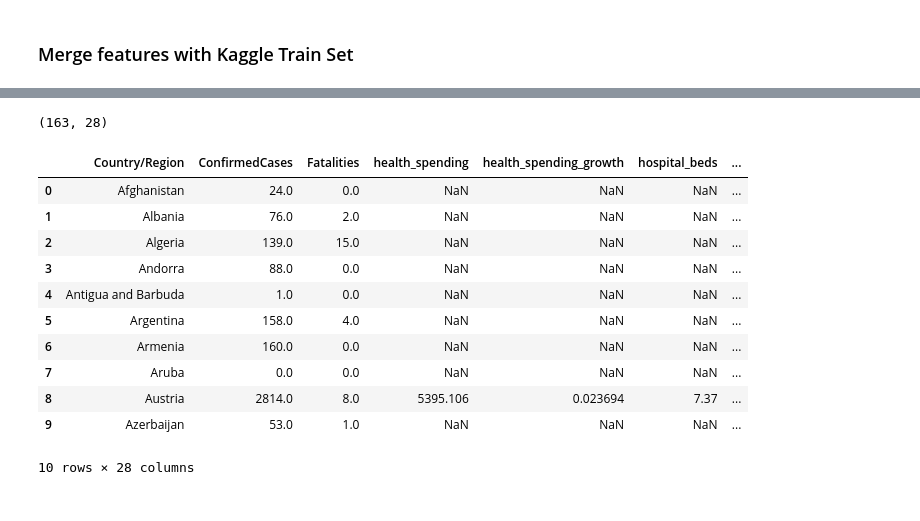
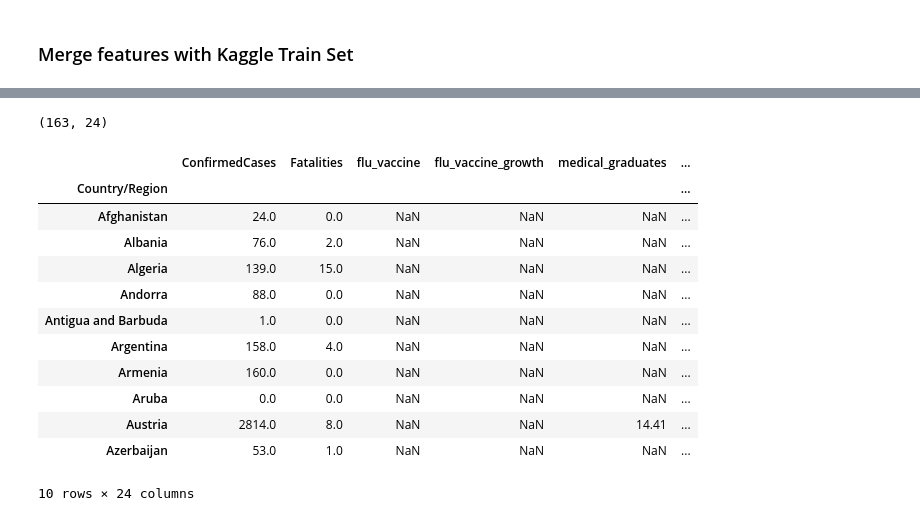
Before and after one commit to klostest/kaggle-covid, a Jupyter notebook: Claudia/01_EDA_covid_healthcare_features.ipynb, the cells around one changed output, grey strips where cells are left out. Saved outputs shown, nothing was run; the diff lists cells and outputs as text; code cells hidden in the pictures.

```diff
--- a/Claudia/01_EDA_covid_healthcare_features.ipynb
+++ b/Claudia/01_EDA_covid_healthcare_features.ipynb
@@ -159,20 +171,16 @@ df_hspend.head()
 # %%
-df_feats = df_hspend.copy()
+df_feats_oecd = df_flu_vaccine.copy()
 df_temp = pd.DataFrame()
 
-names = ['hospital_beds', 'doctors', 'medical_graduates', 'nurses', 'nursing_graduates', \
-          'infant_mort', 'life_expectancy', 'flu_vaccine', 'obesity', 'smokers', 'alcohol']
+oecd_names_mod = ['medical_graduates', 'nursing_graduates']
+oecd_df_list_mod = [medical_graduates, nursing_graduates]
 
-
-df_list = [hospital_beds, doctors, medical_graduates, nurses, nursing_graduates, \
-          infant_mort, life_expectancy, flu_vaccine, obesity, smokers, alcohol]
-
-for index, df in enumerate(df_list):
+for index, df in enumerate(oecd_df_list_mod):
     df['growth'] = df.sort_values(by=['LOCATION', 'TIME'], ascending=[True,True]).groupby('LOCATION')['Value'].pct_change()
 
     # Filter to include only relevant columns in the latest year with data available for each country
     df_temp = df.loc[df.groupby('LOCATION').TIME.idxmax()]
     df_temp = df_temp[['LOCATION', 'Value', 'growth']]
-    df_temp = df_temp.rename(columns={'Value': '{}'.format(names[index]), 'growth': '{}_growth'.format(names[index])})
+    df_temp = df_temp.rename(columns={'Value': '{}'.format(oecd_names_mod[index]), 'growth': '{}_growth'.format(oecd_names_mod[index])})
 
-    df_feats = pd.merge(df_feats, df_temp, on='LOCATION', how='outer')
+    df_feats_oecd = pd.merge(df_feats_oecd, df_temp, on='LOCATION', how='outer')
@@ -178,0 +207,6 @@ for index, df in enumerate(df_list):
+# %%
+# Add full country name to df_feats
+df_feats_oecd = pd.merge(df_feats_oecd, countries, on='LOCATION', how='left')
+df_feats_oecd = df_feats_oecd.drop(columns={'LOCATION'})
+print(df_feats_oecd.shape)
+df_feats_oecd.head()
@@ -179,3 +221,8 @@ for index, df in enumerate(df_list):
+# %%
+df_feats = df_feats_oecd.copy()
+
+for index, df in enumerate(wbg_df_list):
+    df_feats = pd.merge(df_feats, df, on='country', how='outer')
 # %%
 df_feats.head()
 # %% [output]
@@ -202,6 +249,0 @@ countries.head()
-# %%
-# Add full country name to df_feats
-df_feats = pd.merge(df_feats, countries, on='LOCATION', how='left')
-df_feats = df_feats.drop(columns={'LOCATION'})
-print(df_feats.shape)
-df_feats.head()
@@ -217,19 +250,21 @@ df_feats.head()
 # %%
 # Number of countries with province/state info
-df_all = pd.merge(train_cases, df_feats, left_on='Country/Region', right_on='country', how='left')
+df_all = pd.merge(train_cases, df_feats, left_on='Country/Region', right_on='country', how='left').set_index('Country/Region')
+df_all = df_all.drop(columns={'country'})
 print(df_all.shape)
 df_all.head(10)
 # %% [output]
-(163, 28)
+(163, 24)
-|  | Country/Region | ConfirmedCases | Fatalities | health_spending | health_spending_growth | hospital_beds | ... |
-| 0 | Afghanistan | 24.0 | 0.0 | NaN | NaN | NaN | ... |
-| 1 | Albania | 76.0 | 2.0 | NaN | NaN | NaN | ... |
-| 2 | Algeria | 139.0 | 15.0 | NaN | NaN | NaN | ... |
-| 3 | Andorra | 88.0 | 0.0 | NaN | NaN | NaN | ... |
-| 4 | Antigua and Barbuda | 1.0 | 0.0 | NaN | NaN | NaN | ... |
-| 5 | Argentina | 158.0 | 4.0 | NaN | NaN | NaN | ... |
-| 6 | Armenia | 160.0 | 0.0 | NaN | NaN | NaN | ... |
-| 7 | Aruba | 0.0 | 0.0 | NaN | NaN | NaN | ... |
-| 8 | Austria | 2814.0 | 8.0 | 5395.106 | 0.023694 | 7.37 | ... |
-| 9 | Azerbaijan | 53.0 | 1.0 | NaN | NaN | NaN | ... |
+|  | ConfirmedCases | Fatalities | flu_vaccine | flu_vaccine_growth | medical_graduates | ... |
+| Country/Region |  |  |  |  |  | ... |
+| Afghanistan | 24.0 | 0.0 | NaN | NaN | NaN | ... |
+| Albania | 76.0 | 2.0 | NaN | NaN | NaN | ... |
+| Algeria | 139.0 | 15.0 | NaN | NaN | NaN | ... |
+| Andorra | 88.0 | 0.0 | NaN | NaN | NaN | ... |
+| Antigua and Barbuda | 1.0 | 0.0 | NaN | NaN | NaN | ... |
+| Argentina | 158.0 | 4.0 | NaN | NaN | NaN | ... |
+| Armenia | 160.0 | 0.0 | NaN | NaN | NaN | ... |
+| Aruba | 0.0 | 0.0 | NaN | NaN | NaN | ... |
+| Austria | 2814.0 | 8.0 | NaN | NaN | 14.41 | ... |
+| Azerbaijan | 53.0 | 1.0 | NaN | NaN | NaN | ... |
-10 rows × 28 columns
+10 rows × 24 columns
```
Also changed, not shown: parts of 26 cells of this notebook.
